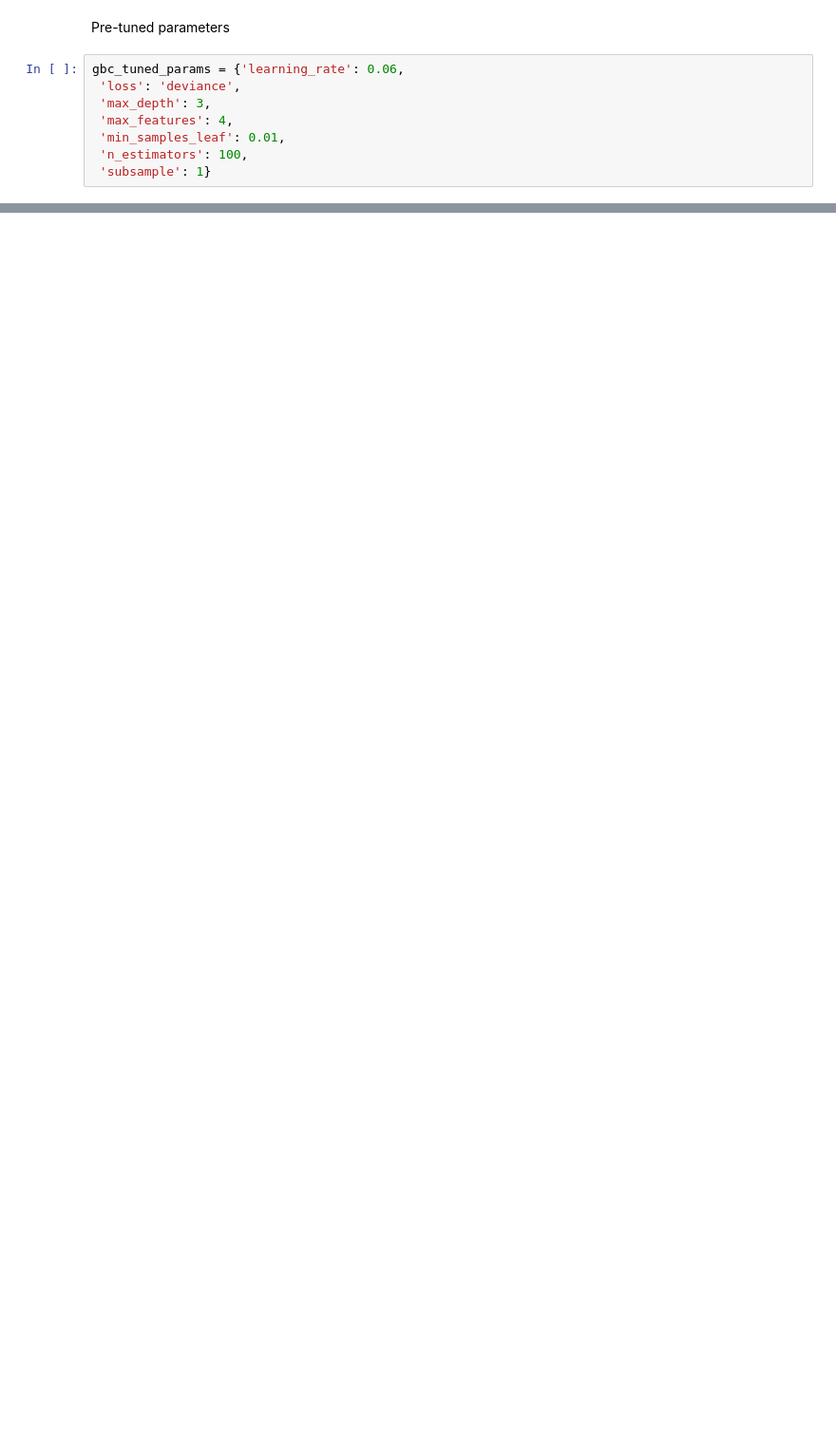
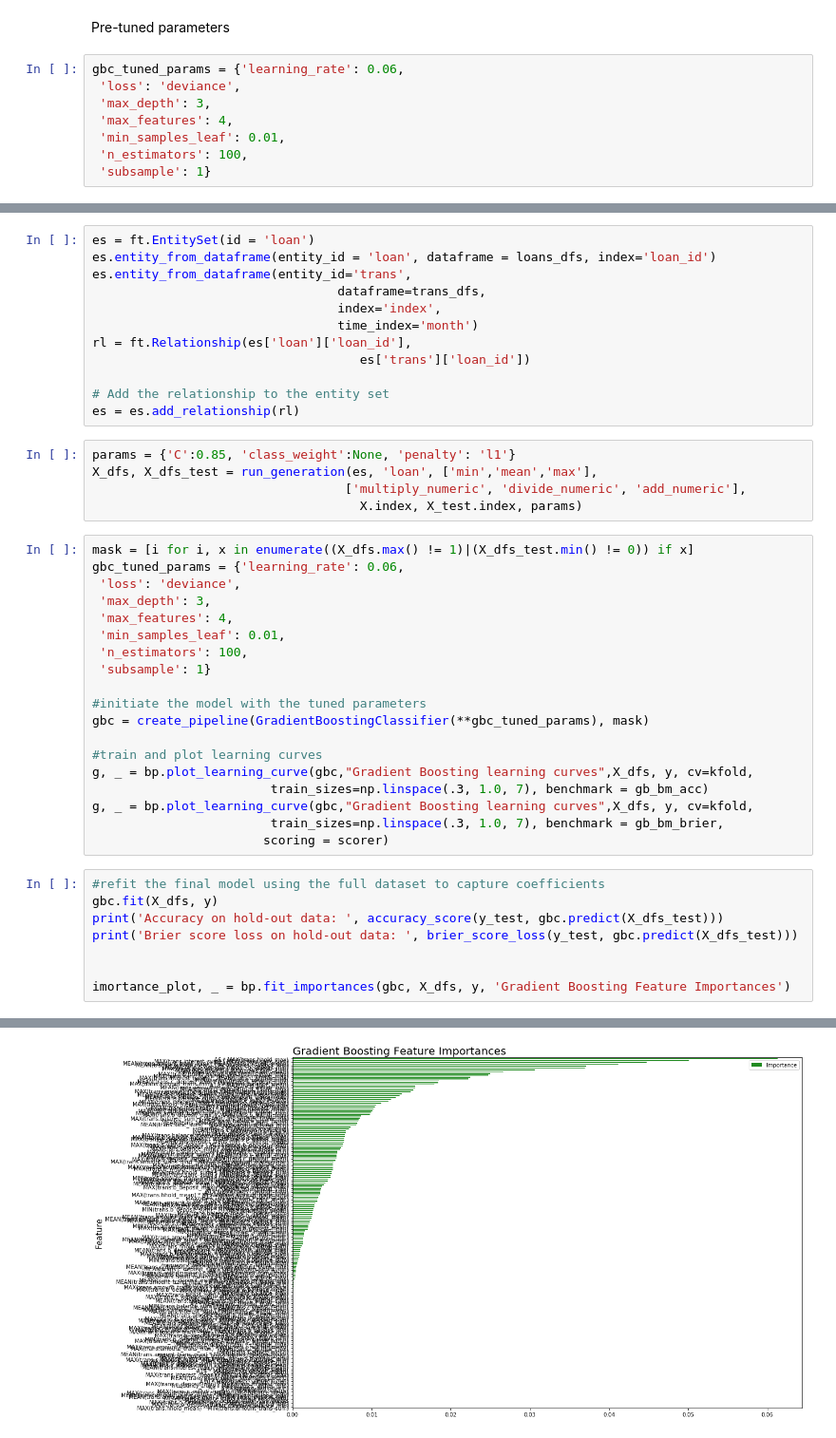
Before and after one commit to loerssoni/credit_risk_prediction, a Jupyter notebook: Credit Default Prediction with ML.ipynb, the cells around one changed output, grey strips where cells are left out. Shown at 95% size. Cells and saved outputs as stored; diff of their text form; blank space fills up the shorter version.

```diff
--- a/Credit Default Prediction with ML.ipynb
+++ b/Credit Default Prediction with ML.ipynb
@@ -333,0 +323,45 @@ Again, note that the demographic variables (denoted by A4, A6 etc...) are possib
+# %%
+es = ft.EntitySet(id = 'loan')
+es.entity_from_dataframe(entity_id = 'loan', dataframe = loans_dfs, index='loan_id')
+es.entity_from_dataframe(entity_id='trans',
+                                 dataframe=trans_dfs,
+                                 index='index',
+                                 time_index='month')
+rl = ft.Relationship(es['loan']['loan_id'],
+                                    es['trans']['loan_id'])
+
+# Add the relationship to the entity set
+es = es.add_relationship(rl)
+# %%
+params = {'C':0.85, 'class_weight':None, 'penalty': 'l1'}
+X_dfs, X_dfs_test = run_generation(es, 'loan', ['min','mean','max'],
+                                  ['multiply_numeric', 'divide_numeric', 'add_numeric'],
+                                    X.index, X_test.index, params)
+# %%
+mask = [i for i, x in enumerate((X_dfs.max() != 1)|(X_dfs_test.min() != 0)) if x]
+gbc_tuned_params = {'learning_rate': 0.06,
+ 'loss': 'deviance',
+ 'max_depth': 3,
+ 'max_features': 4,
+ 'min_samples_leaf': 0.01,
+ 'n_estimators': 100,
+ 'subsample': 1}
+
+#initiate the model with the tuned parameters
+gbc = create_pipeline(GradientBoostingClassifier(**gbc_tuned_params), mask)
+
+#train and plot learning curves
+g, _ = bp.plot_learning_curve(gbc,"Gradient Boosting learning curves",X_dfs, y, cv=kfold,
+                        train_sizes=np.linspace(.3, 1.0, 7), benchmark = gb_bm_acc)
+g, _ = bp.plot_learning_curve(gbc,"Gradient Boosting learning curves",X_dfs, y, cv=kfold,
+                        train_sizes=np.linspace(.3, 1.0, 7), benchmark = gb_bm_brier,
+                       scoring = scorer)
+# %%
+#refit the final model using the full dataset to capture coefficients
+gbc.fit(X_dfs, y)
+print('Accuracy on hold-out data: ', accuracy_score(y_test, gbc.predict(X_dfs_test)))
+print('Brier score loss on hold-out data: ', brier_score_loss(y_test, gbc.predict(X_dfs_test)))
+
+
+imortance_plot, _ = bp.fit_importances(gbc, X_dfs, y, 'Gradient Boosting Feature Importances')
+# %% [output]
@@ -333,0 +370 @@ Again, note that the demographic variables (denoted by A4, A6 etc...) are possib
+[figure, added]
```
Also changed, not shown: parts of 32 cells of this notebook.
